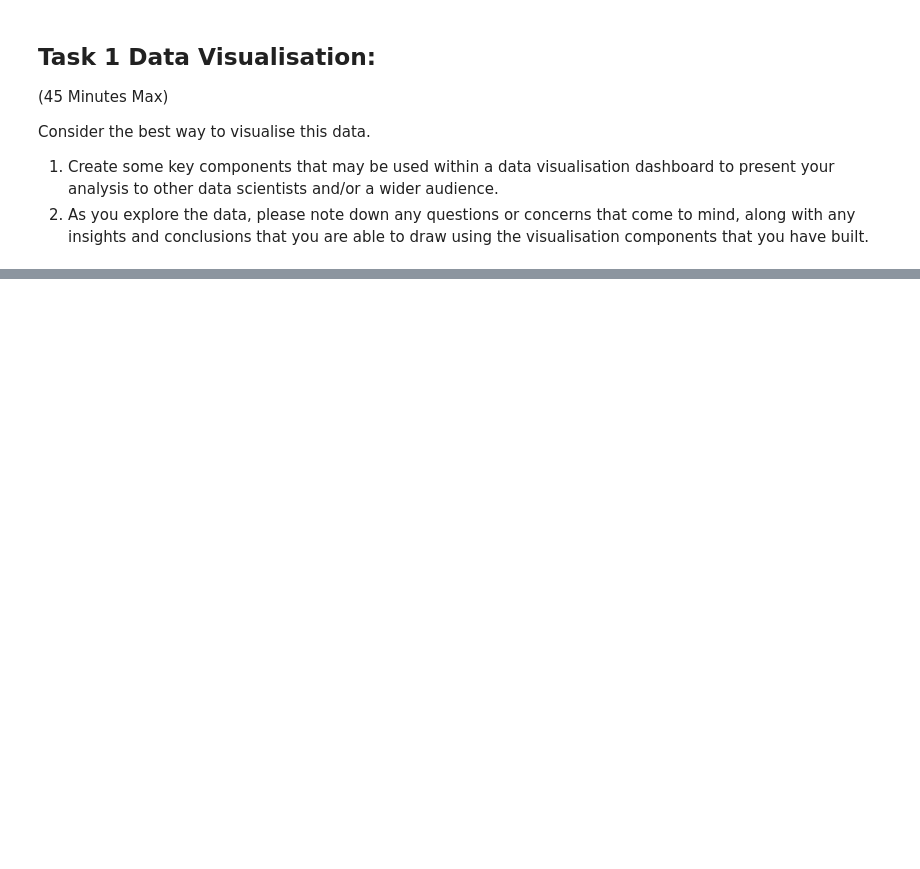
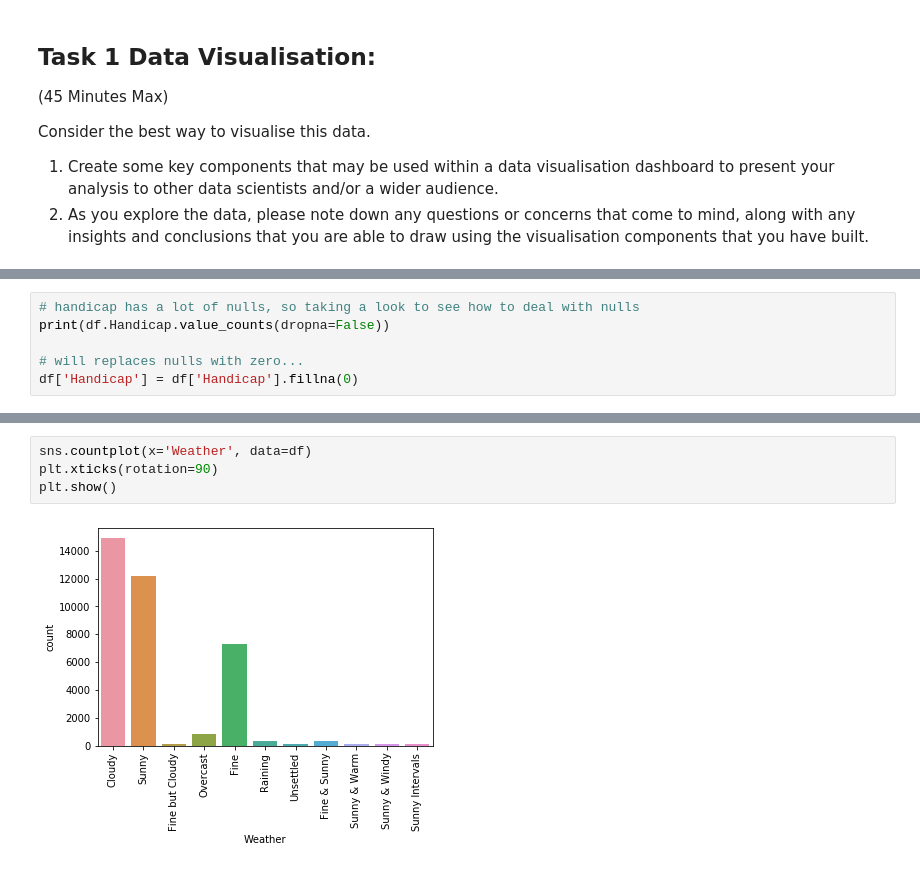
Before and after one commit to beckyclark17/bc-starling-task, a Jupyter notebook: notebooks/horses-eda.ipynb, the cells around one changed output, grey strips where cells are left out. Cells and saved outputs as stored; diff of their text form; blank space fills up the shorter version.

```diff
--- a/notebooks/horses-eda.ipynb
+++ b/notebooks/horses-eda.ipynb
@@ -30,0 +111,6 @@ df = pd.read_csv()
+# %%
+# handicap has a lot of nulls, so taking a look to see how to deal with nulls
+print(df.Handicap.value_counts(dropna=False))
+
+# will replaces nulls with zero...
+df['Handicap'] = df['Handicap'].fillna(0)
@@ -30,0 +272,6 @@ df = pd.read_csv()
+# %%
+sns.countplot(x='Weather', data=df)
+plt.xticks(rotation=90)
+plt.show()
+# %% [output]
+[figure, added]
```
Also changed, not shown: parts of 45 cells of this notebook.
